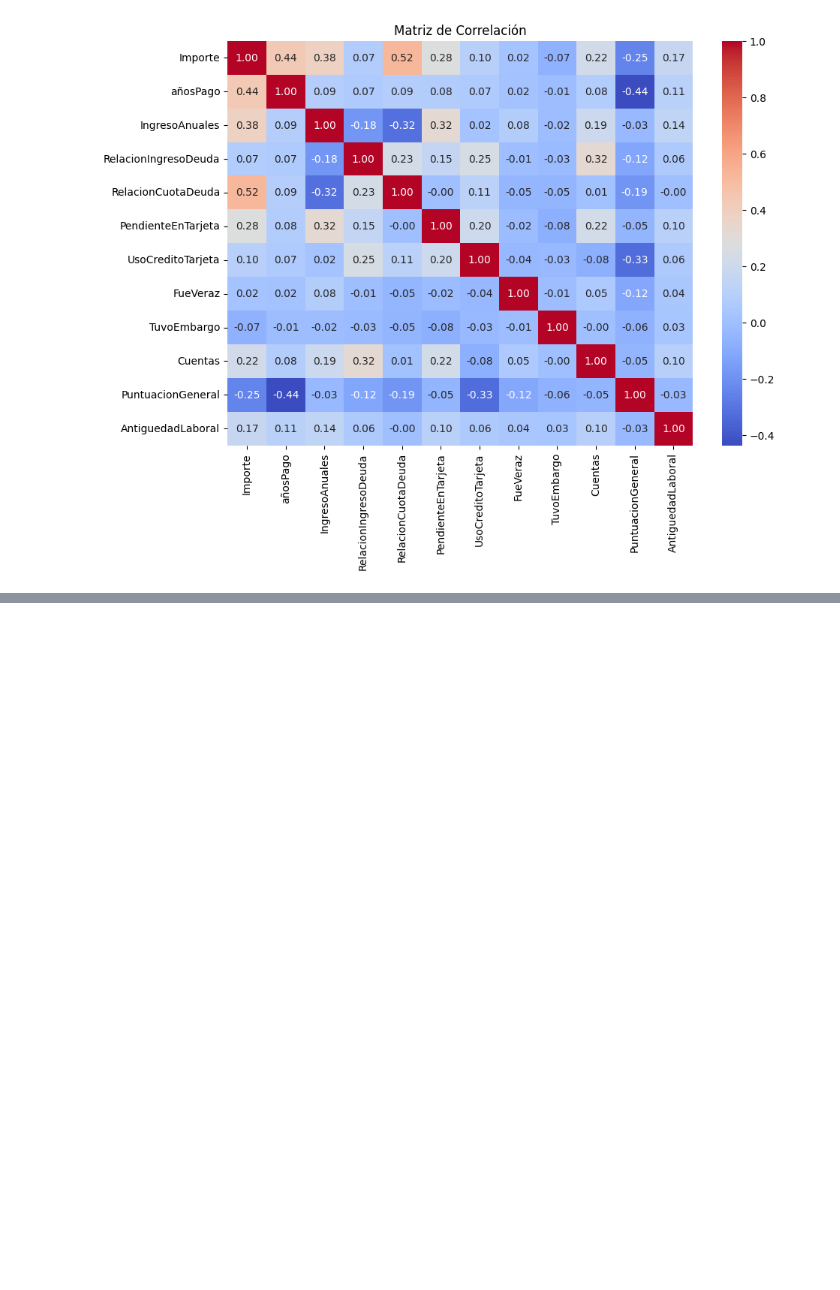
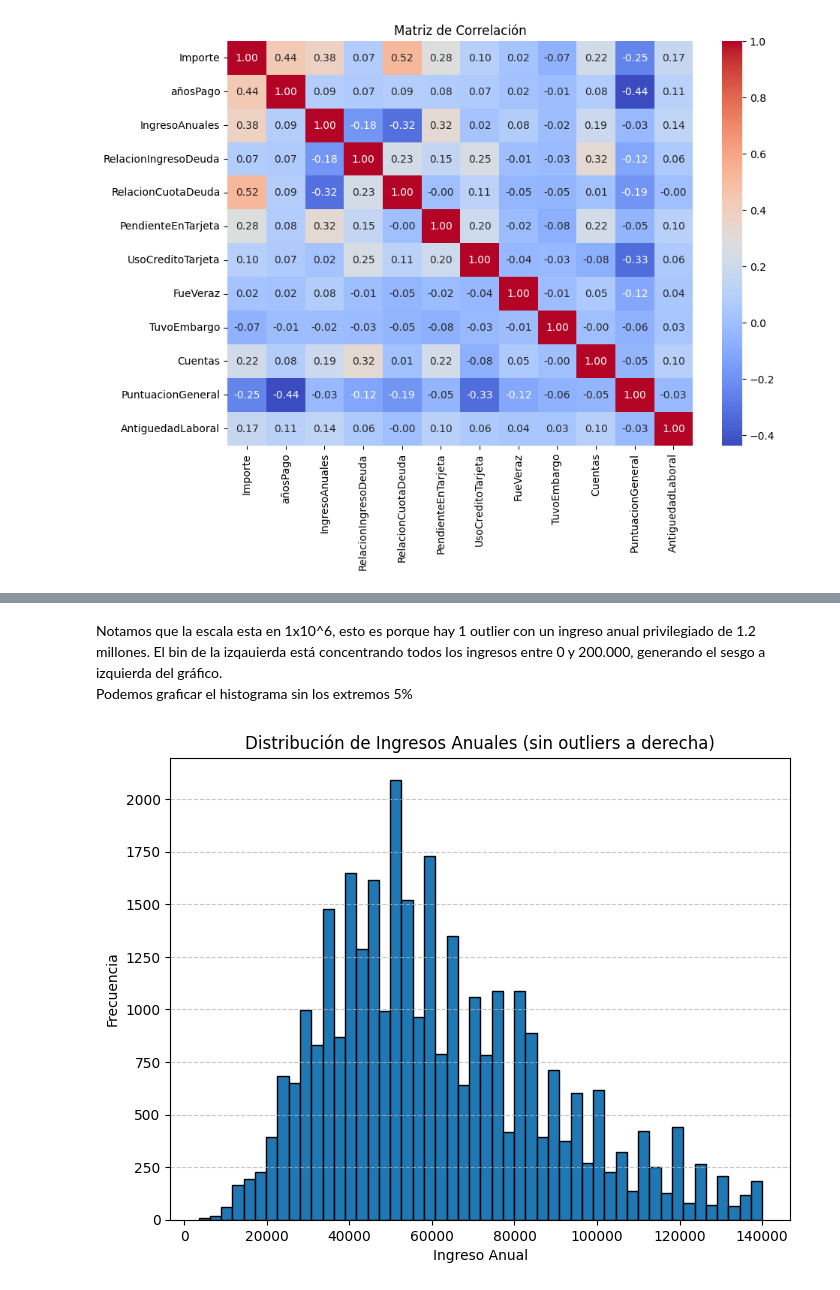
Before and after one commit to ManuelR-D/TPIntegradorCienciaDeDatosUnlam, a Jupyter notebook: TP_EntregablePrestamos.ipynb, the cells around one changed output, grey strips where cells are left out. Saved outputs shown, nothing was run; the diff lists cells and outputs as text; code cells hidden in the pictures; blank space fills up the shorter version.

```diff
--- a/TP_EntregablePrestamos.ipynb
+++ b/TP_EntregablePrestamos.ipynb
@@ -277,0 +316,13 @@ weighted avg       0.64      0.64      0.64     10202
+# %% [markdown]
+Notamos que la escala esta en 1x10^6, esto es porque hay 1 outlier con un ingreso anual privilegiado de 1.2 millones. El bin de la izqauierda está concentrando todos los ingresos entre 0 y 200.000, generando el sesgo a izquierda del gráfico.
+Podemos graficar el histograma sin los extremos 5%
+# %%
+plt.figure(figsize=(8, 6))
+plt.hist(df['IngresoAnuales'], bins=50, range=(df['IngresoAnuales'].min(), df['IngresoAnuales'].quantile(0.95)), edgecolor='black')
+plt.title('Distribución de Ingresos Anuales (sin outliers a derecha)')
+plt.xlabel('Ingreso Anual')
+plt.ylabel('Frecuencia')
+plt.grid(axis='y', linestyle='--', alpha=0.7)
+plt.show()
+# %% [output]
+[figure, added]
```
Also changed, not shown: parts of 39 cells of this notebook.
